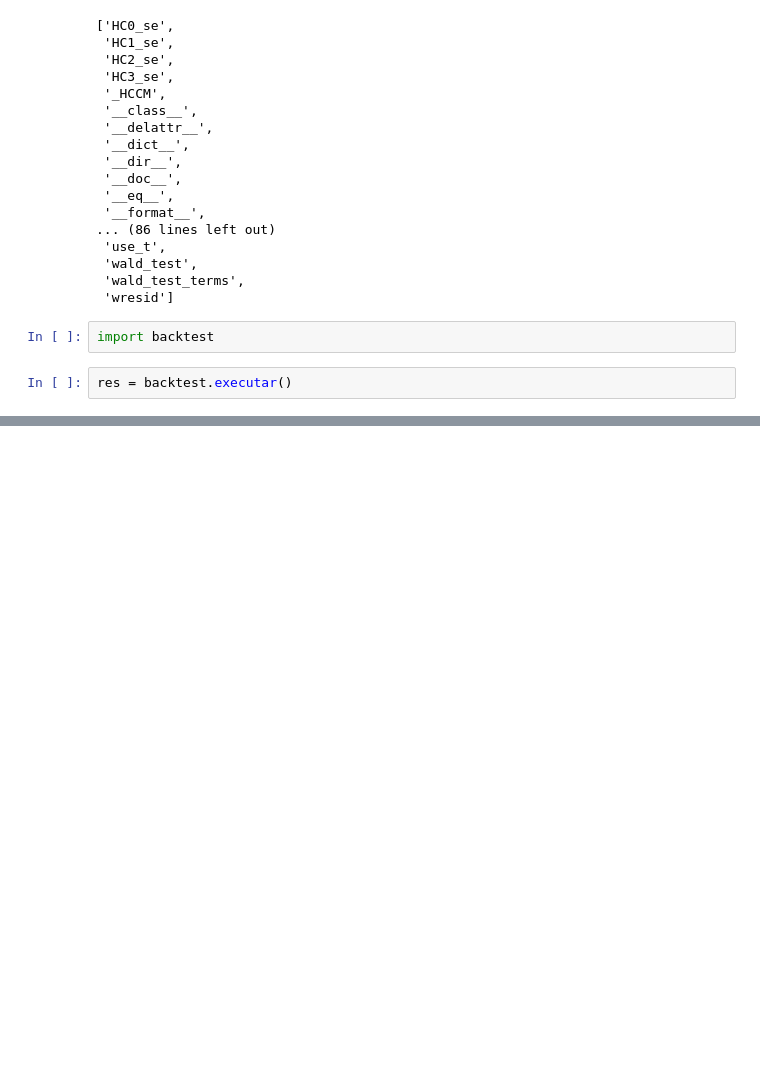
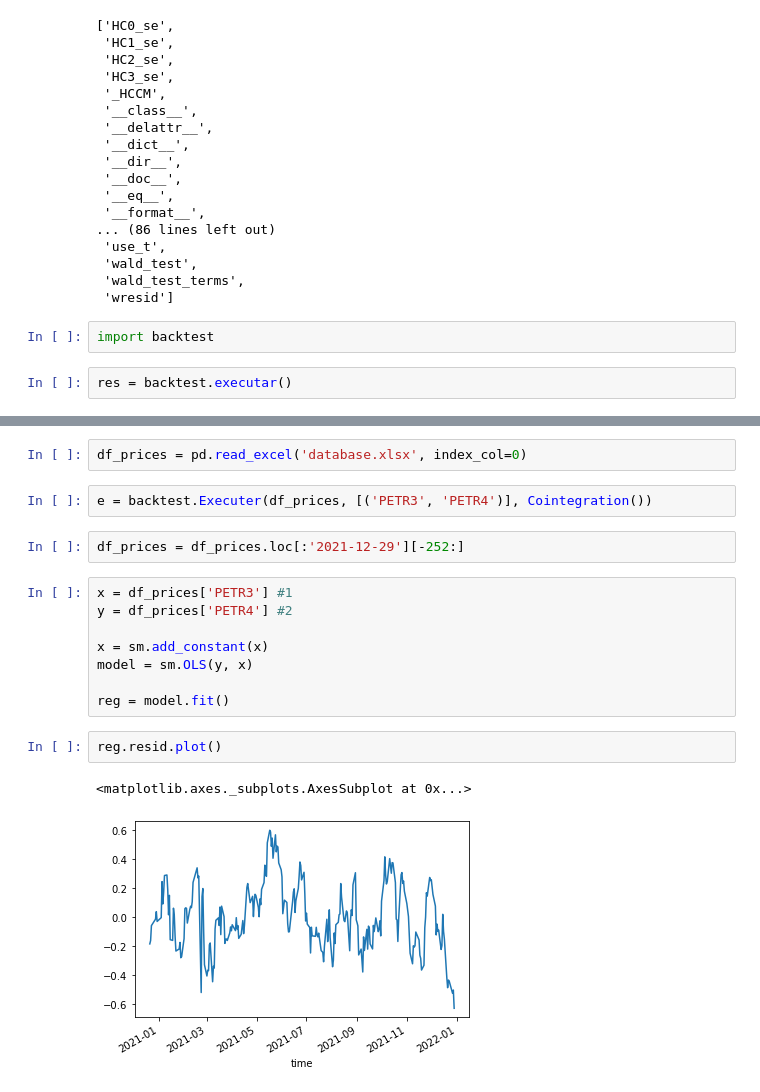
Before and after one commit to CorreaWillian/cointegration, a Jupyter notebook: testing_notebook.ipynb, the cells around one changed output, grey strips where cells are left out. Drawn from its saved outputs; the diff is of its cells as text; blank space fills up the shorter version.

```diff
--- a/testing_notebook.ipynb
+++ b/testing_notebook.ipynb
@@ -229,0 +281,19 @@ res = backtest.executar()
+# %%
+df_prices = pd.read_excel('database.xlsx', index_col=0)
+# %%
+e = backtest.Executer(df_prices, [('PETR3', 'PETR4')], Cointegration())
+# %%
+df_prices = df_prices.loc[:'2021-12-29'][-252:]
+# %%
+x = df_prices['PETR3'] #1
+y = df_prices['PETR4'] #2
+
+x = sm.add_constant(x)
+model = sm.OLS(y, x)
+
+reg = model.fit()
+# %%
+reg.resid.plot()
+# %% [output]
+<matplotlib.axes._subplots.AxesSubplot at 0x...>
+[figure, added]
```
Also changed, not shown: parts of 49 cells of this notebook, 13 other files.
